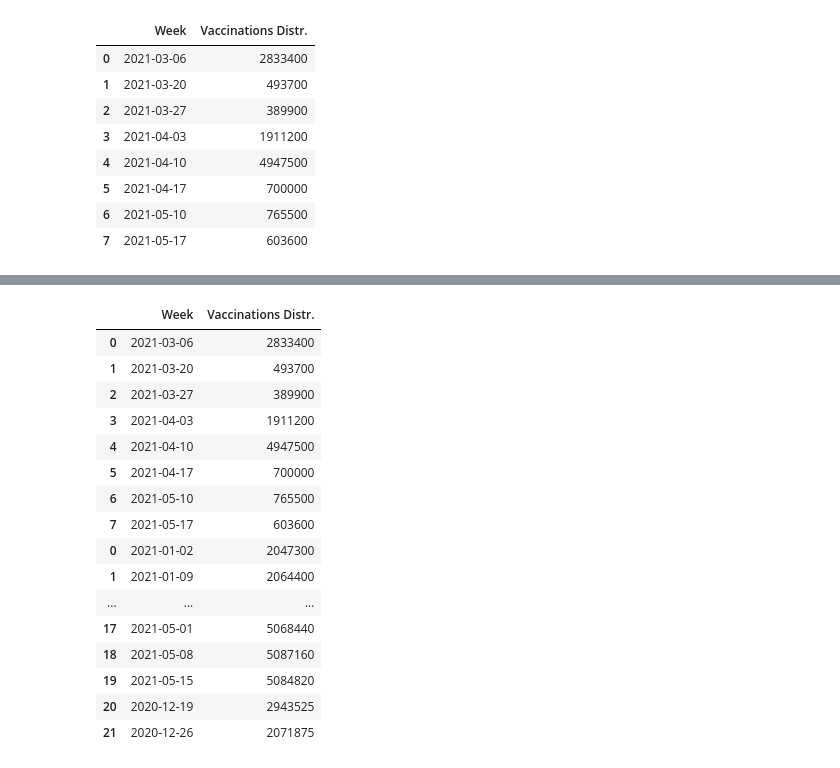
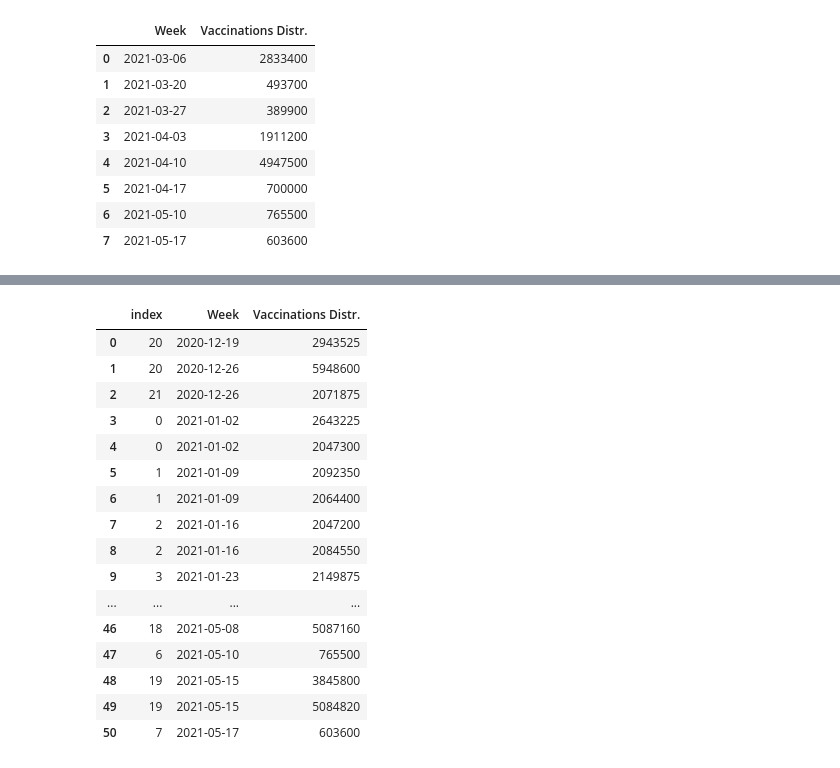
Before and after one commit to itsjonlau/Final-Project, a Jupyter notebook: JonLau_Dev/Death_Age_group.ipynb, the cells around one changed output, grey strips where cells are left out. Cells and saved outputs as stored; diff of their text form; code cells hidden in the pictures.

```diff
--- a/JonLau_Dev/Death_Age_group.ipynb
+++ b/JonLau_Dev/Death_Age_group.ipynb
@@ -1192,21 +1201,24 @@ vaxsdb_df = vaxdb_df.append(PFZ_vax)
-# %%
-vaxsdb_df
-# %% [output]
-|  | Week | Vaccinations Distr. |
-| 0 | 2021-03-06 | 2833400 |
-| 1 | 2021-03-20 | 493700 |
-| 2 | 2021-03-27 | 389900 |
-| 3 | 2021-04-03 | 1911200 |
-| 4 | 2021-04-10 | 4947500 |
-| 5 | 2021-04-17 | 700000 |
-| 6 | 2021-05-10 | 765500 |
-| 7 | 2021-05-17 | 603600 |
-| 0 | 2021-01-02 | 2047300 |
-| 1 | 2021-01-09 | 2064400 |
-| ... | ... | ... |
-| 17 | 2021-05-01 | 5068440 |
-| 18 | 2021-05-08 | 5087160 |
-| 19 | 2021-05-15 | 5084820 |
-| 20 | 2020-12-19 | 2943525 |
-| 21 | 2020-12-26 | 2071875 |
+# %%
+#sorting weeks
+vaxsdb_df = vaxsdb_df.sort_values(by = "Week", ascending=True)
+vaxsdb_df.reset_index(inplace=True)
+vaxsdb_df
+# %% [output]
+|  | index | Week | Vaccinations Distr. |
+| 0 | 20 | 2020-12-19 | 2943525 |
+| 1 | 20 | 2020-12-26 | 5948600 |
+| 2 | 21 | 2020-12-26 | 2071875 |
+| 3 | 0 | 2021-01-02 | 2643225 |
+| 4 | 0 | 2021-01-02 | 2047300 |
+| 5 | 1 | 2021-01-09 | 2092350 |
+| 6 | 1 | 2021-01-09 | 2064400 |
+| 7 | 2 | 2021-01-16 | 2047200 |
+| 8 | 2 | 2021-01-16 | 2084550 |
+| 9 | 3 | 2021-01-23 | 2149875 |
+| ... | ... | ... | ... |
+| 46 | 18 | 2021-05-08 | 5087160 |
+| 47 | 6 | 2021-05-10 | 765500 |
+| 48 | 19 | 2021-05-15 | 3845800 |
+| 49 | 19 | 2021-05-15 | 5084820 |
+| 50 | 7 | 2021-05-17 | 603600 |
 # %%
```
Also changed, not shown: parts of 19 cells of this notebook, 2 other files.
